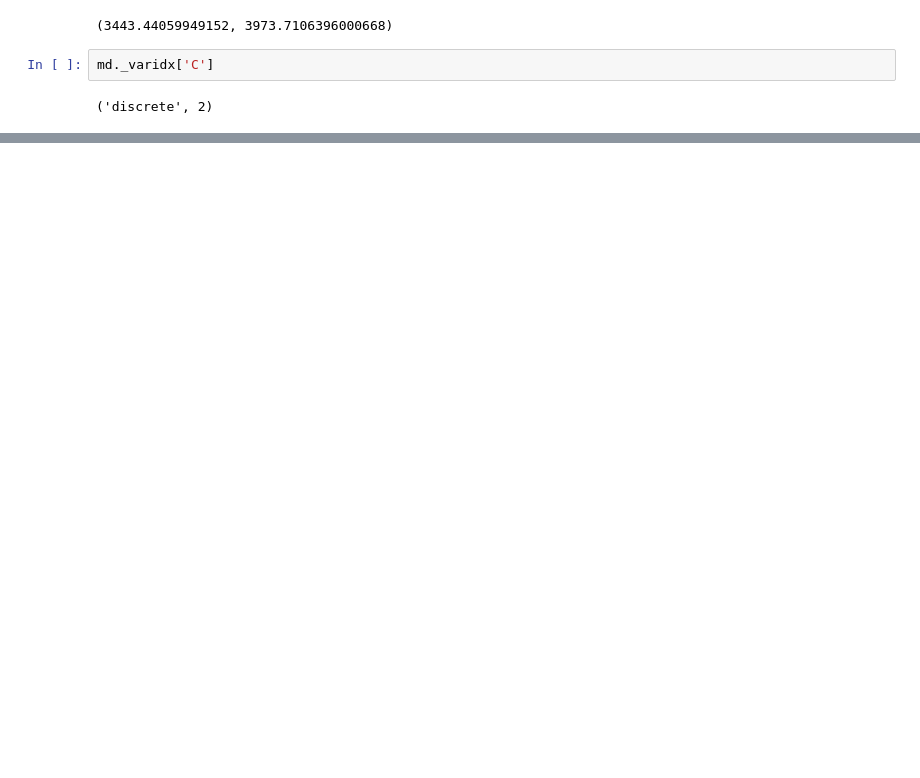
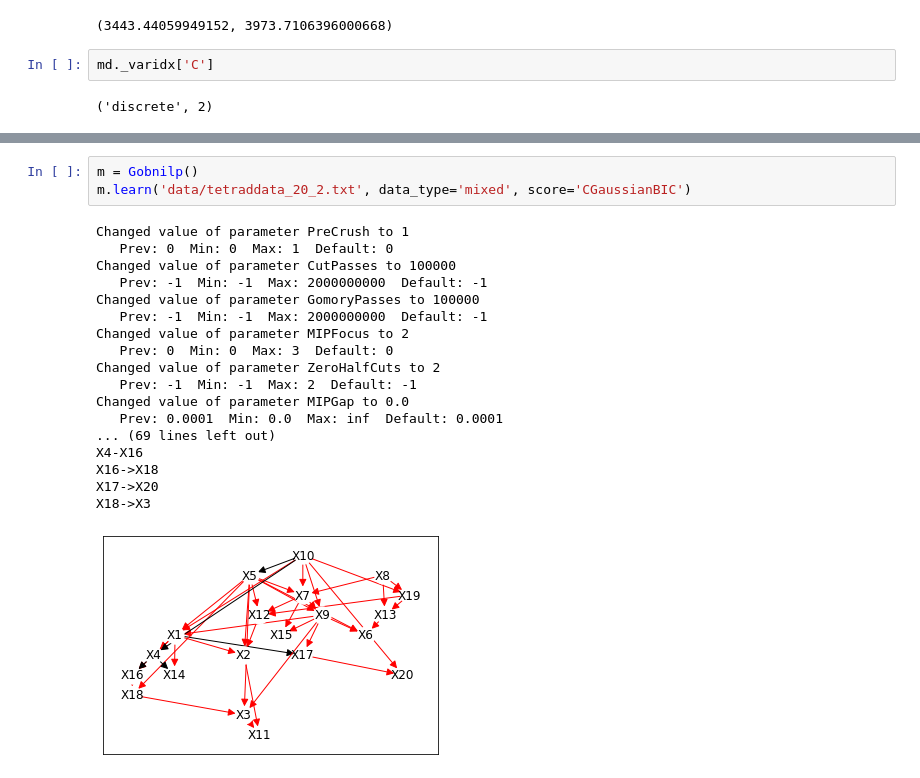
Before and after one commit to 2017Yasu/newPygobnilp, a Jupyter notebook: testMixedDataLearning.ipynb, the cells around one changed output, grey strips where cells are left out. Drawn from its saved outputs; the diff is of its cells as text; blank space fills up the shorter version.

```diff
--- a/testMixedDataLearning.ipynb
+++ b/testMixedDataLearning.ipynb
@@ -227,0 +250,22 @@ D->H
+# %%
+m = Gobnilp()
+m.learn('data/tetraddata_20_2.txt', data_type='mixed', score='CGaussianBIC')
+# %% [output]
+Changed value of parameter PreCrush to 1
+   Prev: 0  Min: 0  Max: 1  Default: 0
+Changed value of parameter CutPasses to 100000
+   Prev: -1  Min: -1  Max: 2000000000  Default: -1
+Changed value of parameter GomoryPasses to 100000
+   Prev: -1  Min: -1  Max: 2000000000  Default: -1
+Changed value of parameter MIPFocus to 2
+   Prev: 0  Min: 0  Max: 3  Default: 0
+Changed value of parameter ZeroHalfCuts to 2
+   Prev: -1  Min: -1  Max: 2  Default: -1
+Changed value of parameter MIPGap to 0.0
+   Prev: 0.0001  Min: 0.0  Max: inf  Default: 0.0001
+... (69 lines left out)
+X4-X16
+X16->X18
+X17->X20
+X18->X3
+[figure, added]
```
Also changed, not shown: parts of 10 cells of this notebook.
